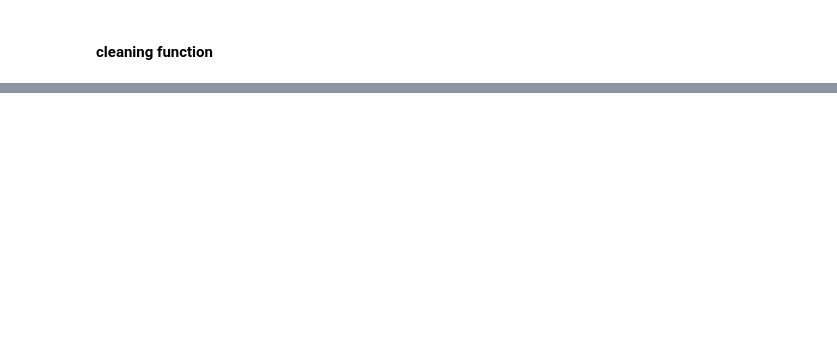
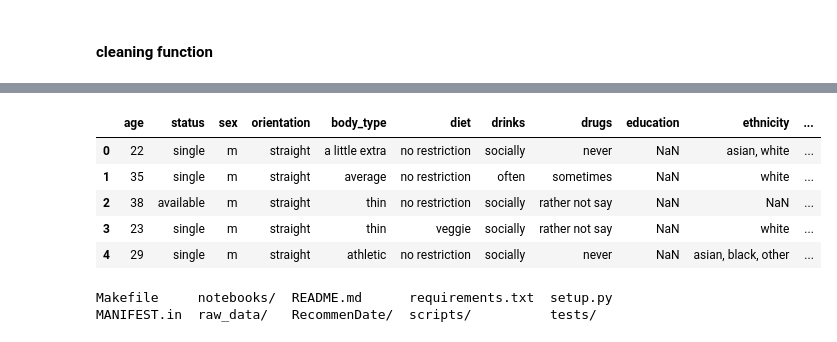
Before and after one commit to rohito/RecommenDate, a Jupyter notebook: notebooks/data-cleaning.ipynb, the cells around one changed output, grey strips where cells are left out. Drawn from its saved outputs; the diff is of its cells as text; code cells hidden in the pictures; blank space fills up the shorter version.

Commit message:
data cleaning to package, creating csv

```diff
--- a/notebooks/data-cleaning.ipynb
+++ b/notebooks/data-cleaning.ipynb
@@ -175,9 +180,24 @@ def clean (text):
     lemmatized = [lemma.lemmatize(word) for word in without_stopwords] # Lemmatize
     return lemmatized
 # %%
+df['essay0']=df['essay8'].fillna('')
+df['essay1']=df['essay9'].fillna('')
+df['essay2']=df['essay8'].fillna('')
+df['essay3']=df['essay9'].fillna('')
+df['essay4']=df['essay8'].fillna('')
+df['essay5']=df['essay9'].fillna('')
+df['essay6']=df['essay8'].fillna('')
+df['essay7']=df['essay9'].fillna('')
 df['essay8']=df['essay8'].fillna('')
 df['essay9']=df['essay9'].fillna('')
 # %%
-df['essay8clean'] = df['essay8'].apply(lambda x: clean(x))
+df['essay0clean'] = df['essay0'].apply(lambda x: clean(x)).apply(lambda x:' '.join(x))
+df['essay1clean'] = df['essay1'].apply(lambda x: clean(x)).apply(lambda x:' '.join(x))
+df['essay2clean'] = df['essay2'].apply(lambda x: clean(x)).apply(lambda x:' '.join(x))
+df['essay3clean'] = df['essay3'].apply(lambda x: clean(x)).apply(lambda x:' '.join(x))
+df['essay4clean'] = df['essay4'].apply(lambda x: clean(x)).apply(lambda x:' '.join(x))
+df['essay5clean'] = df['essay5'].apply(lambda x: clean(x)).apply(lambda x:' '.join(x))
+df['essay6clean'] = df['essay6'].apply(lambda x: clean(x)).apply(lambda x:' '.join(x))
+df['essay7clean'] = df['essay7'].apply(lambda x: clean(x)).apply(lambda x:' '.join(x))
+df['essay8clean'] = df['essay8'].apply(lambda x: clean(x)).apply(lambda x:' '.join(x))
+df['essay9clean'] = df['essay9'].apply(lambda x: clean(x)).apply(lambda x:' '.join(x))
-# %%
-df['essay9clean'] = df['essay9'].apply(lambda x: clean(x))
@@ -212,0 +253,16 @@ df['essay9'][0]
+# %%
+clean_df = clean_data.clean_data(df)
+# %%
+clean_df.head()
+# %% [output]
+|  | age | status | sex | orientation | body_type | diet | drinks | drugs | education | ethnicity | ... |
+| 0 | 22 | single | m | straight | a little extra | no restriction | socially | never | NaN | asian, white | ... |
+| 1 | 35 | single | m | straight | average | no restriction | often | sometimes | NaN | white | ... |
+| 2 | 38 | available | m | straight | thin | no restriction | socially | rather not say | NaN | NaN | ... |
+| 3 | 23 | single | m | straight | thin | veggie | socially | rather not say | NaN | white | ... |
+| 4 | 29 | single | m | straight | athletic | no restriction | socially | never | NaN | asian, black, other | ... |
+# %%
+ls ..
+# %% [output]
+Makefile     notebooks/  README.md      requirements.txt  setup.py
+MANIFEST.in  raw_data/   RecommenDate/  scripts/          tests/
```
Also changed, not shown: parts of 29 cells of this notebook, 2 other files.
